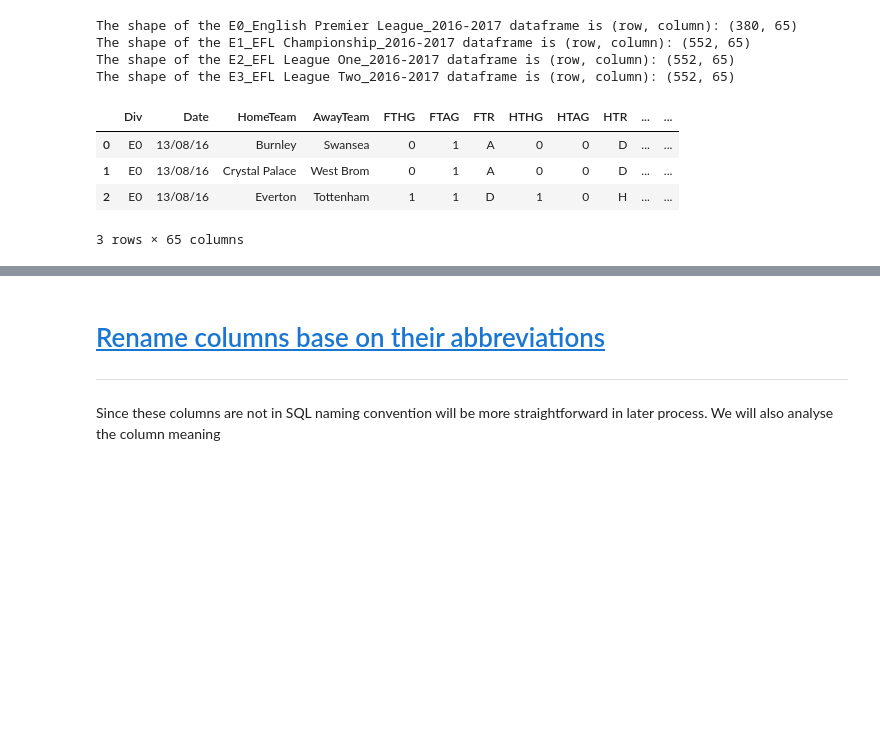
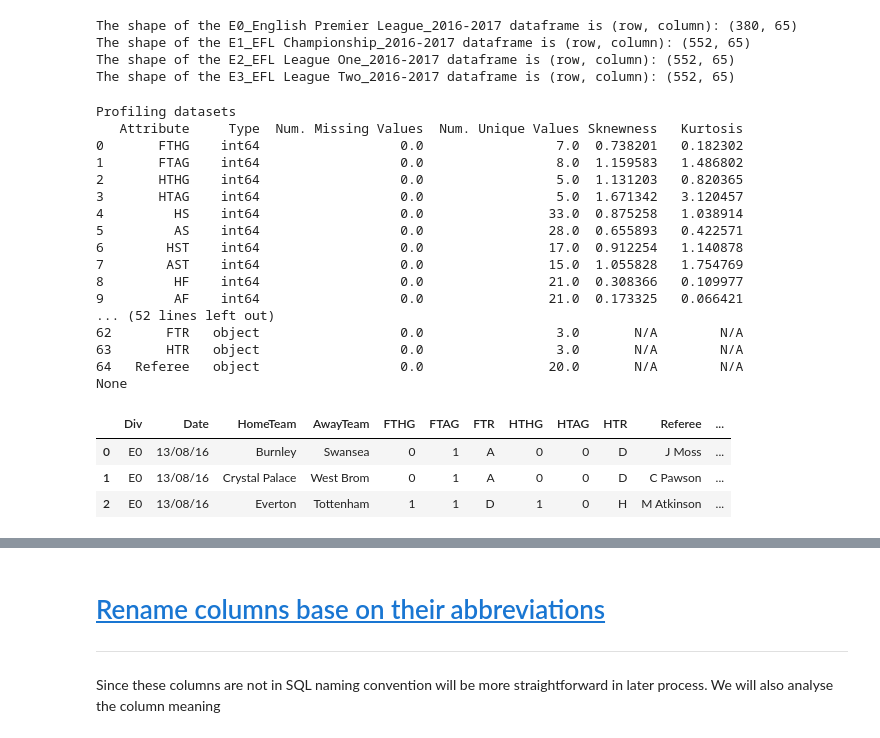
Before and after one commit to tnathu-ai/Football_Dataset, a Jupyter notebook: notebooks/national_leagues/national_leagues_2016_2017.ipynb, the cells around one changed output, grey strips where cells are left out. Drawn from its saved outputs; the diff is of its cells as text; code cells hidden in the pictures; blank space fills up the shorter version.

```diff
--- a/notebooks/national_leagues/national_leagues_2016_2017.ipynb
+++ b/notebooks/national_leagues/national_leagues_2016_2017.ipynb
@@ -43,7 +46,7 @@ Requirement already satisfied: pytz>=2017.3 in c:\users\thu\anaconda3\lib\site-p
 In order to load data properly, the data in csv file have to be examined carefully. First of all, all the categories are seperated by the "," and strip the extra-whitespaces at the begin by setting "skipinitialspace = True".
 # %%
 # set the path of the external data from the third party source
-external_data_path = os.path.join(os.path.pardir, '', '', 'data','external', 'National Leagues', 'Season 2016-2017')
+external_data_path = os.path.join(os.path.pardir, '', '..', 'data','external', 'National Leagues', 'Season 2016-2017')
 
 # get each specfic file
 english_premier_league_df = os.path.join(external_data_path, 'E0_English Premier League_2016-2017.csv')
@@ -68,11 +71,28 @@ The shape of the E1_EFL Championship_2016-2017 dataframe is (row, column): (552,
 The shape of the E2_EFL League One_2016-2017 dataframe is (row, column): (552, 65)
 The shape of the E3_EFL League Two_2016-2017 dataframe is (row, column): (552, 65)
 # %%
-english_premier_league_df.head(3)
+print(profile_summary(english_premier_league_df, plot=False))
+style(english_premier_league_df.head(3))
 # %% [output]
+Profiling datasets
+   Attribute     Type  Num. Missing Values  Num. Unique Values Sknewness   Kurtosis
+0       FTHG    int64                  0.0                 7.0  0.738201   0.182302
+1       FTAG    int64                  0.0                 8.0  1.159583   1.486802
+2       HTHG    int64                  0.0                 5.0  1.131203   0.820365
+3       HTAG    int64                  0.0                 5.0  1.671342   3.120457
+4         HS    int64                  0.0                33.0  0.875258   1.038914
+5         AS    int64                  0.0                28.0  0.655893   0.422571
+6        HST    int64                  0.0                17.0  0.912254   1.140878
+7        AST    int64                  0.0                15.0  1.055828   1.754769
+8         HF    int64                  0.0                21.0  0.308366   0.109977
+9         AF    int64                  0.0                21.0  0.173325   0.066421
+... (52 lines left out)
+62       FTR   object                  0.0                 3.0       N/A        N/A
+63       HTR   object                  0.0                 3.0       N/A        N/A
+64   Referee   object                  0.0                20.0       N/A        N/A
+None
-|  | Div | Date | HomeTeam | AwayTeam | FTHG | FTAG | FTR | HTHG | HTAG | HTR | ... | ... |
-| 0 | E0 | 13/08/16 | Burnley | Swansea | 0 | 1 | A | 0 | 0 | D | ... | ... |
-| 1 | E0 | 13/08/16 | Crystal Palace | West Brom | 0 | 1 | A | 0 | 0 | D | ... | ... |
-| 2 | E0 | 13/08/16 | Everton | Tottenham | 1 | 1 | D | 1 | 0 | H | ... | ... |
+|  | Div | Date | HomeTeam | AwayTeam | FTHG | FTAG | FTR | HTHG | HTAG | HTR | Referee | ... |
+| 0 | E0 | 13/08/16 | Burnley | Swansea | 0 | 1 | A | 0 | 0 | D | J Moss | ... |
+| 1 | E0 | 13/08/16 | Crystal Palace | West Brom | 0 | 1 | A | 0 | 0 | D | C Pawson | ... |
+| 2 | E0 | 13/08/16 | Everton | Tottenham | 1 | 1 | D | 1 | 0 | H | M Atkinson | ... |
-3 rows × 65 columns
 # %%
```
Also changed, not shown: parts of 15 cells of this notebook, 3 other files.
